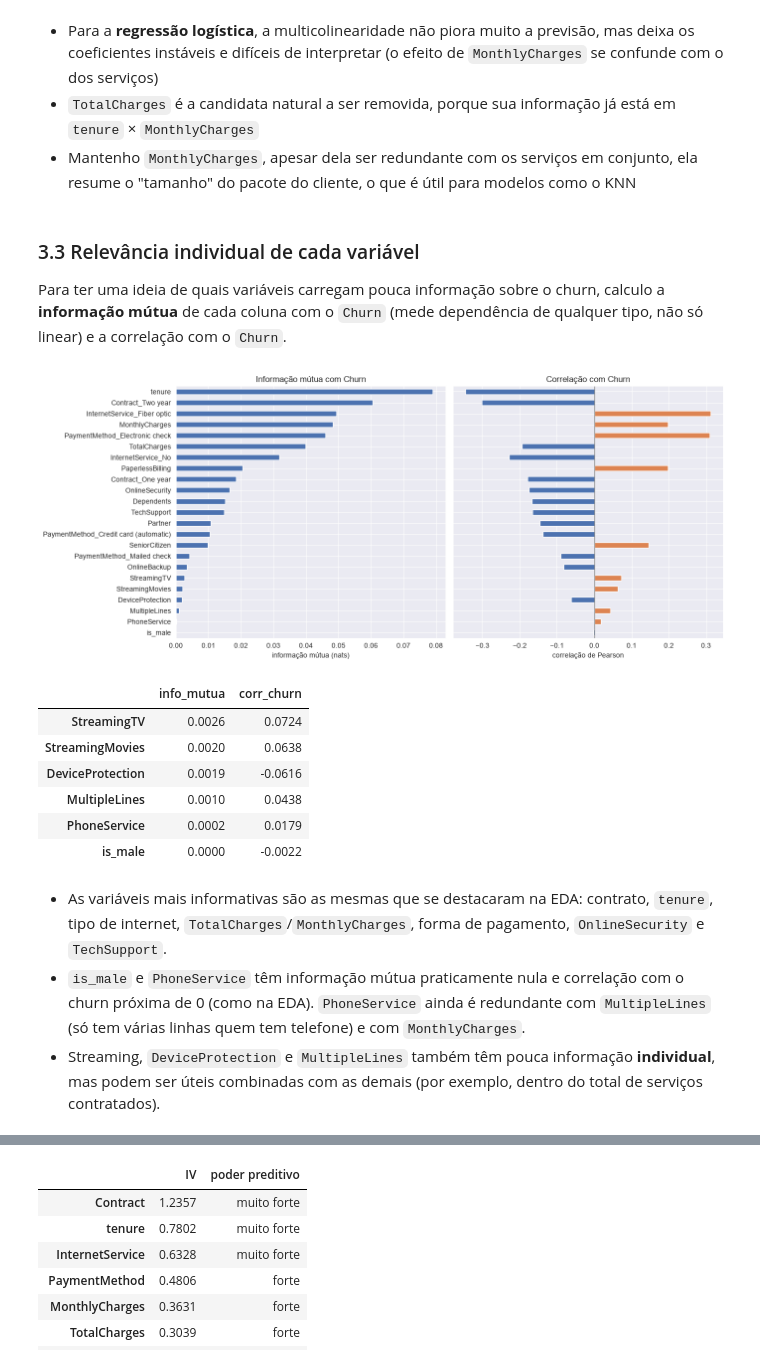
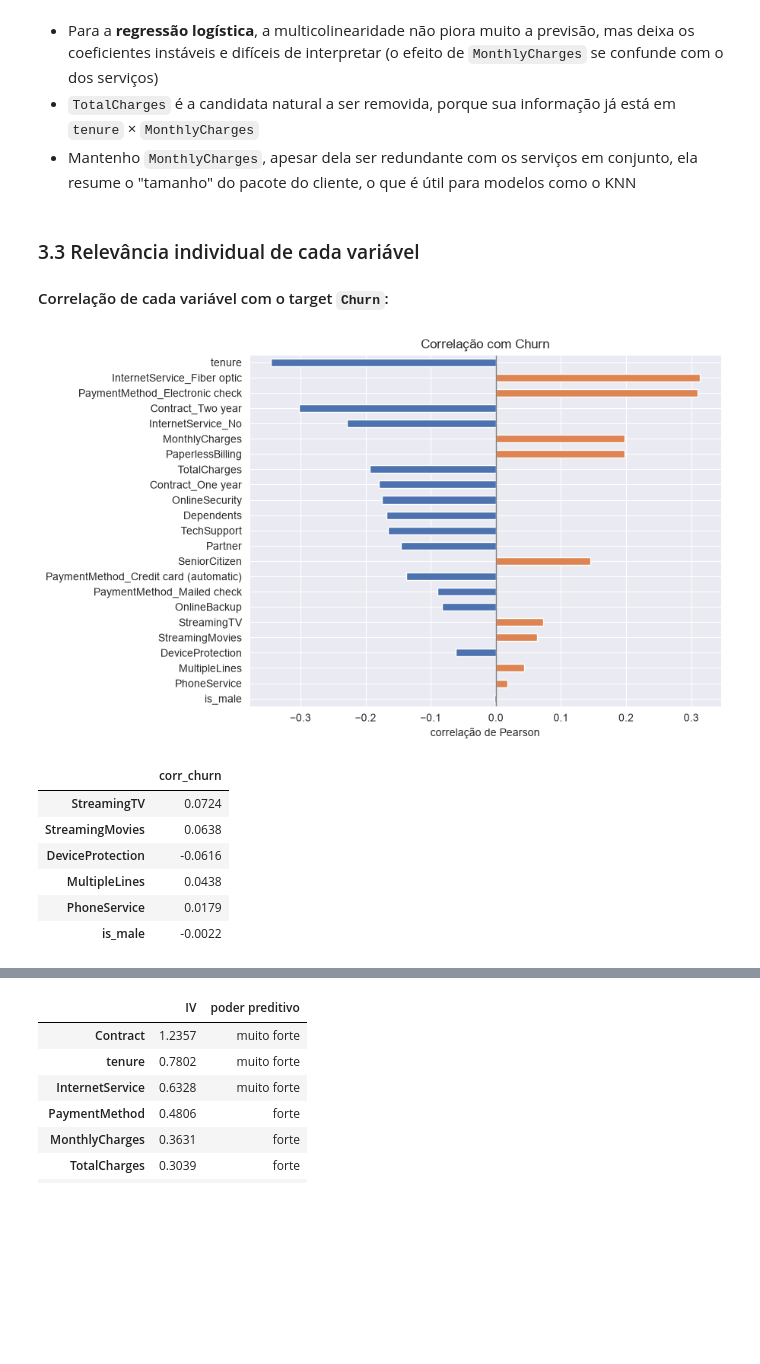
Before and after one commit to imarcososhiro/telco-churn-ml, a Jupyter notebook: notebooks/03_selecao_transformacao.ipynb, the cells around one changed output, grey strips where cells are left out. Cells and saved outputs as stored; diff of their text form; code cells hidden in the pictures; blank space fills up the shorter version.

```diff
--- a/notebooks/03_selecao_transformacao.ipynb
+++ b/notebooks/03_selecao_transformacao.ipynb
@@ -278,40 +277,29 @@ calcular_vif(X_enc.drop(columns=["MonthlyCharges", "TotalCharges"])).round(1).he
 - Para a **regressão logística**, a multicolinearidade não piora muito a previsão, mas deixa os coeficientes instáveis e difíceis de interpretar (o efeito de `MonthlyCharges` se confunde com o dos serviços)
 - `TotalCharges` é a candidata natural a ser removida, porque sua informação já está em `tenure` × `MonthlyCharges`
 - Mantenho `MonthlyCharges`, apesar dela ser redundante com os serviços em conjunto, ela resume o "tamanho" do pacote do cliente, o que é útil para modelos como o KNN
-# %% [markdown]
-### 3.3 Relevância individual de cada variável
-
-Para ter uma ideia de quais variáveis carregam pouca informação sobre o churn, calculo a **informação mútua** de cada coluna com o `Churn` (mede dependência de qualquer tipo, não só linear) e a correlação com o `Churn`.
+# %% [markdown]
+### 3.3 Relevância individual de cada variável
+
+#### Correlação de cada variável com o target `Churn`:
 # %%
-discretas = [c not in NUMERICAS for c in X_enc.columns]
-relevancia = pd.DataFrame({
-    "info_mutua": mutual_info_classif(X_enc, y, discrete_features=discretas, random_state=42),
-    "corr_churn": X_enc.corrwith(y),
-}, index=X_enc.columns).sort_values("info_mutua", ascending=False)
+corr_churn = X_enc.corrwith(y).sort_values(key=abs, ascending=False)
 
-fig, axes = plt.subplots(1, 2, figsize=(14, 6), sharey=True)
-relevancia["info_mutua"].plot.barh(ax=axes[0], color="#4C72B0")
-relevancia["corr_churn"].plot.barh(ax=axes[1], color=np.where(relevancia["corr_churn"] > 0, "#DD8452", "#4C72B0"))
-axes[0].set(title="Informação mútua com Churn", xlabel="informação mútua (nats)")
-axes[1].set(title="Correlação com Churn", xlabel="correlação de Pearson")
-axes[1].axvline(0, color="gray", lw=1)
-axes[0].invert_yaxis()
-fig.tight_layout()
+fig, ax = plt.subplots(figsize=(8, 6))
+corr_churn.plot.barh(ax=ax, color=np.where(corr_churn > 0, "#DD8452", "#4C72B0"))
+ax.set(title="Correlação com Churn", xlabel="correlação de Pearson")
+ax.axvline(0, color="gray", lw=1)
+ax.invert_yaxis()
 plt.show()
-relevancia.round(4).tail(6)
+corr_churn.round(4).tail(6).to_frame("corr_churn")
 # %% [output]
-[figure, old version]
+[figure, new version]
-|  | info_mutua | corr_churn |
-| StreamingTV | 0.0026 | 0.0724 |
-| StreamingMovies | 0.0020 | 0.0638 |
-| DeviceProtection | 0.0019 | -0.0616 |
-| MultipleLines | 0.0010 | 0.0438 |
-| PhoneService | 0.0002 | 0.0179 |
-| is_male | 0.0000 | -0.0022 |
+|  | corr_churn |
+| StreamingTV | 0.0724 |
+| StreamingMovies | 0.0638 |
+| DeviceProtection | -0.0616 |
+| MultipleLines | 0.0438 |
+| PhoneService | 0.0179 |
+| is_male | -0.0022 |
-# %% [markdown]
-- As variáveis mais informativas são as mesmas que se destacaram na EDA: contrato, `tenure`, tipo de internet, `TotalCharges`/`MonthlyCharges`, forma de pagamento, `OnlineSecurity` e `TechSupport`.
-- `is_male` e `PhoneService` têm informação mútua praticamente nula e correlação com o churn próxima de 0 (como na EDA). `PhoneService` ainda é redundante com `MultipleLines` (só tem várias linhas quem tem telefone) e com `MonthlyCharges`.
-- Streaming, `DeviceProtection` e `MultipleLines` também têm pouca informação **individual**, mas podem ser úteis combinadas com as demais (por exemplo, dentro do total de serviços contratados).
 # %% [markdown]
 ### 3.4 Weight of Evidence (WoE) e Information Value (IV)
 
```
Also changed, not shown: parts of 26 cells of this notebook, 4 other files.
